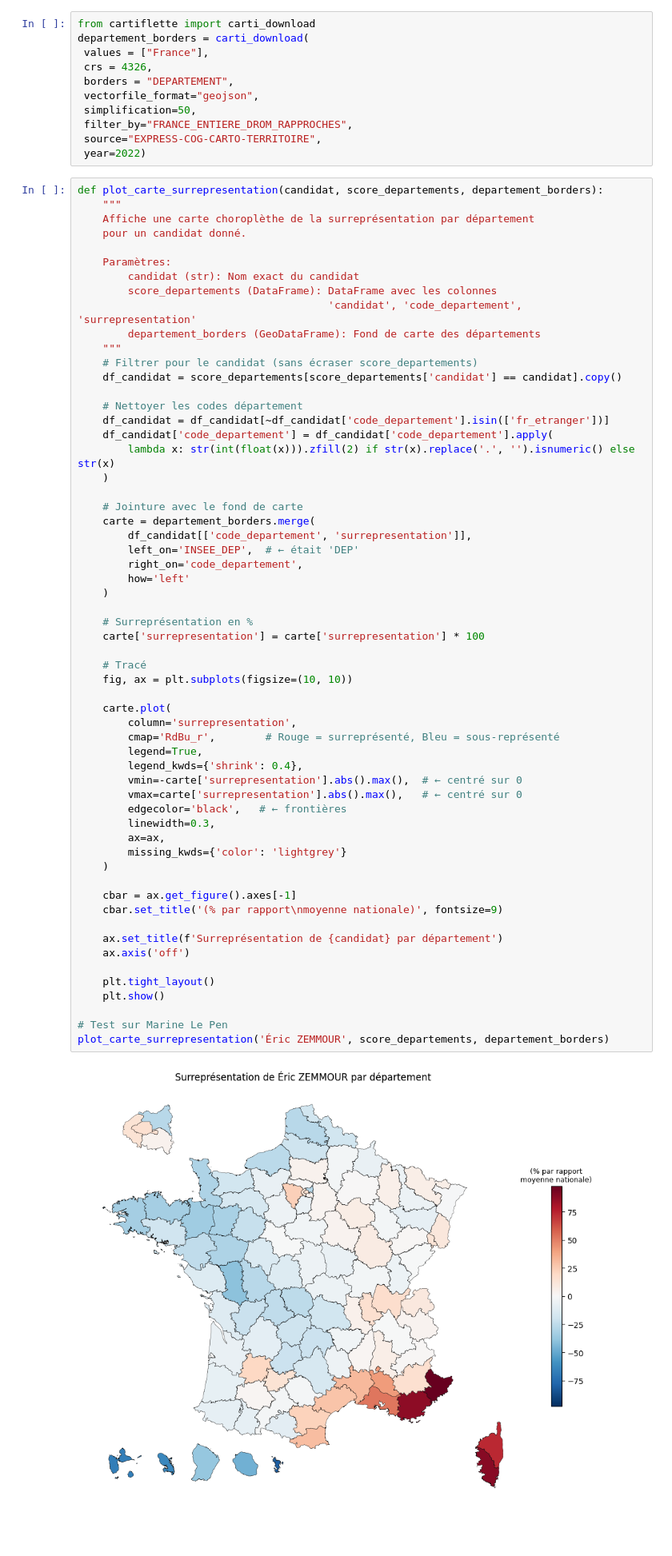
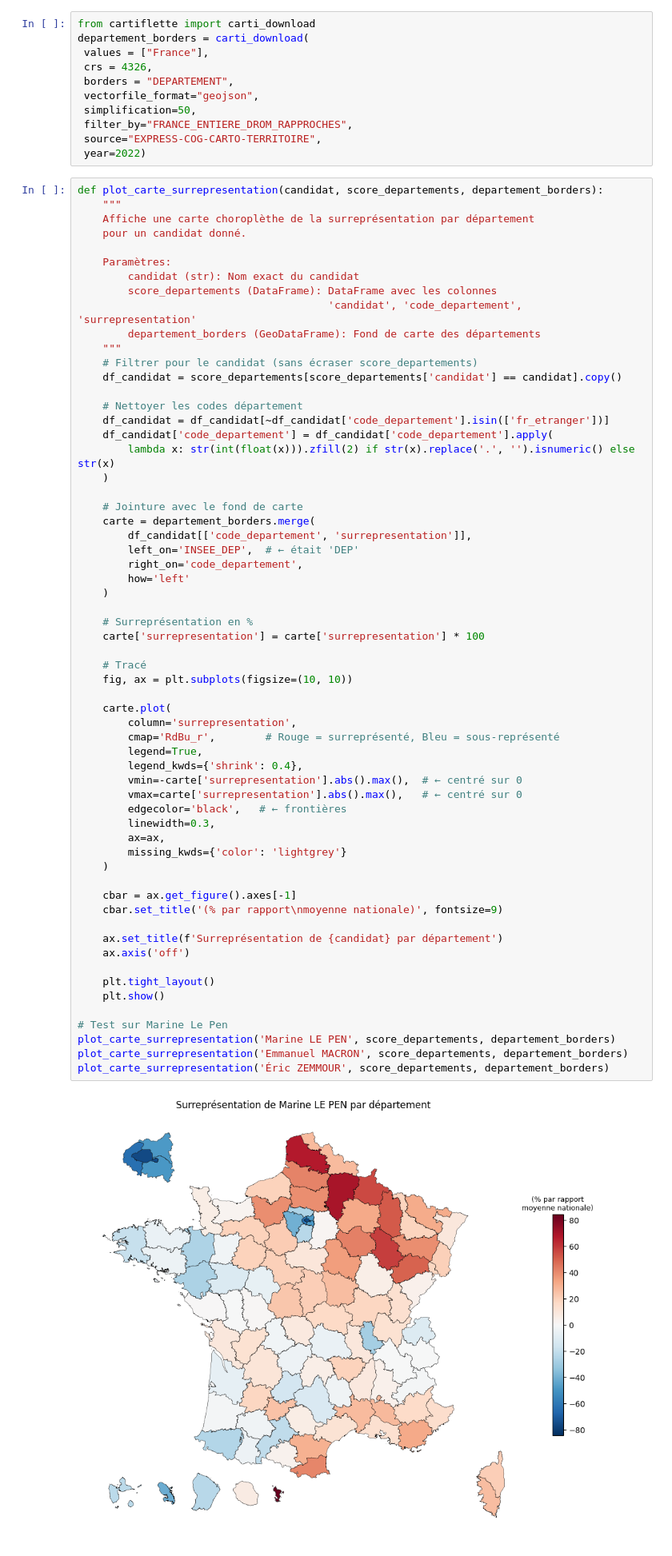
Before and after one commit to Ameane/DM_Python_pour_la_datascience_GROUPE_1B, a Jupyter notebook: main.ipynb, the cells around one changed output. Shown at 80% size. Cells and saved outputs as stored; diff of their text form.

```diff
--- a/main.ipynb
+++ b/main.ipynb
@@ -288,31 +288,33 @@ def plot_carte_surrepresentation(candidat, score_departements, departement_borde
     carte['surrepresentation'] = carte['surrepresentation'] * 100
 
     # Tracé
     fig, ax = plt.subplots(figsize=(10, 10))
 
     carte.plot(
         column='surrepresentation',
         cmap='RdBu_r',        # Rouge = surreprésenté, Bleu = sous-représenté
         legend=True,
         legend_kwds={'shrink': 0.4},
         vmin=-carte['surrepresentation'].abs().max(),  # ← centré sur 0
         vmax=carte['surrepresentation'].abs().max(),   # ← centré sur 0
         edgecolor='black',   # ← frontières
         linewidth=0.3,
         ax=ax,
         missing_kwds={'color': 'lightgrey'}
     )
 
     cbar = ax.get_figure().axes[-1]
     cbar.set_title('(% par rapport\nmoyenne nationale)', fontsize=9)
 
     ax.set_title(f'Surreprésentation de {candidat} par département')
     ax.axis('off')
 
     plt.tight_layout()
     plt.show()
 
 # Test sur Marine Le Pen
+plot_carte_surrepresentation('Marine LE PEN', score_departements, departement_borders)
+plot_carte_surrepresentation('Emmanuel MACRON', score_departements, departement_borders)
 plot_carte_surrepresentation('Éric ZEMMOUR', score_departements, departement_borders)
 # %% [output]
-[figure, old version]
+[figure, new version]
```
Also changed, not shown: parts of 1 cell of this notebook.
